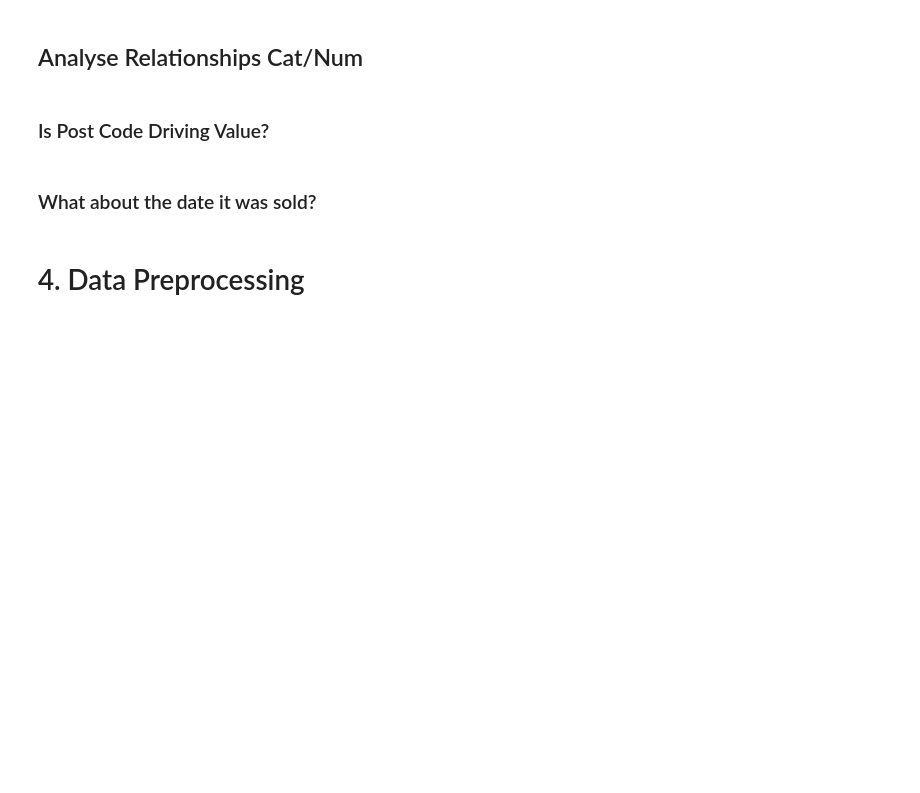
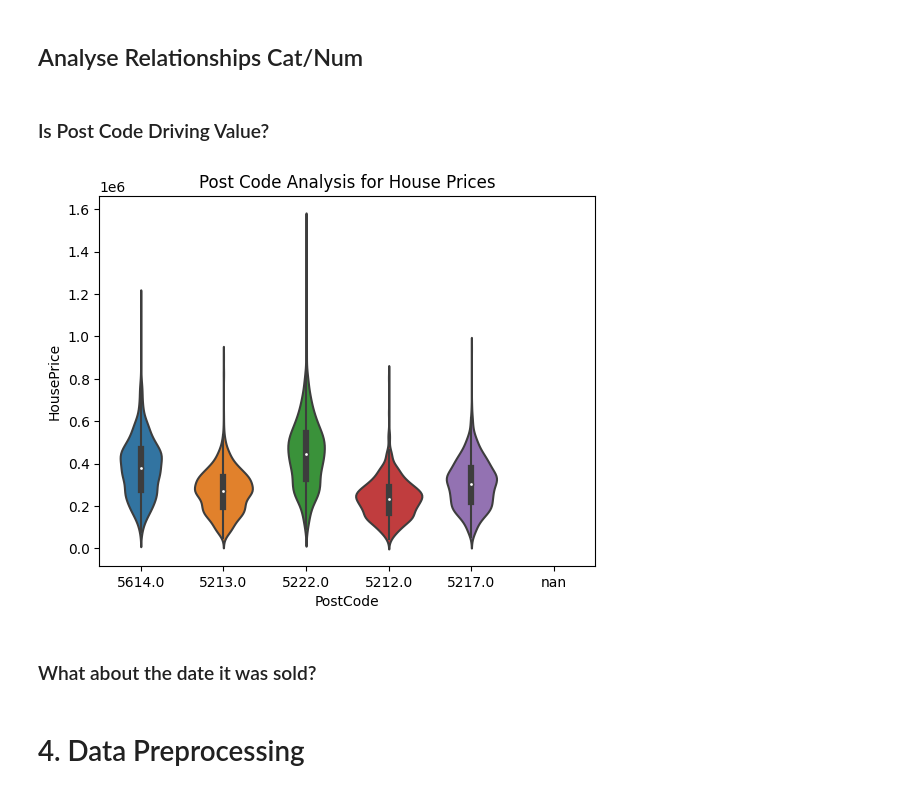
Before and after one commit to Nthies6624/HousePredictionAPI, a Jupyter notebook: Regression.ipynb, the cells around one changed output. Saved outputs shown, nothing was run; the diff lists cells and outputs as text; code cells hidden in the pictures; blank space fills up the shorter version.

```diff
--- a/Regression.ipynb
+++ b/Regression.ipynb
@@ -350,6 +367,12 @@ plt.show()
 ## Analyse Relationships Cat/Num
 # %% [markdown]
 ### Is Post Code Driving Value?
+# %%
+plt.title('Post Code Analysis for House Prices')
+sns.violinplot(x='PostCode', y='HousePrice', data=train)
+plt.show()
+# %% [output]
+[figure, added]
 # %% [markdown]
 ### What about the date it was sold?
 # %% [markdown]
```
Also changed, not shown: parts of 6 cells of this notebook.
